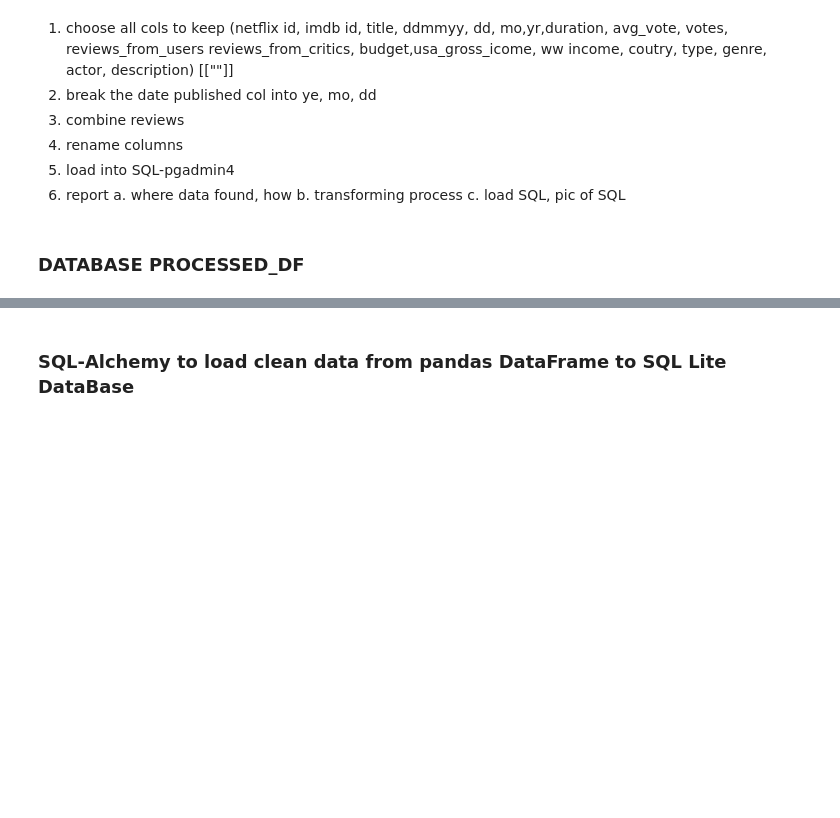
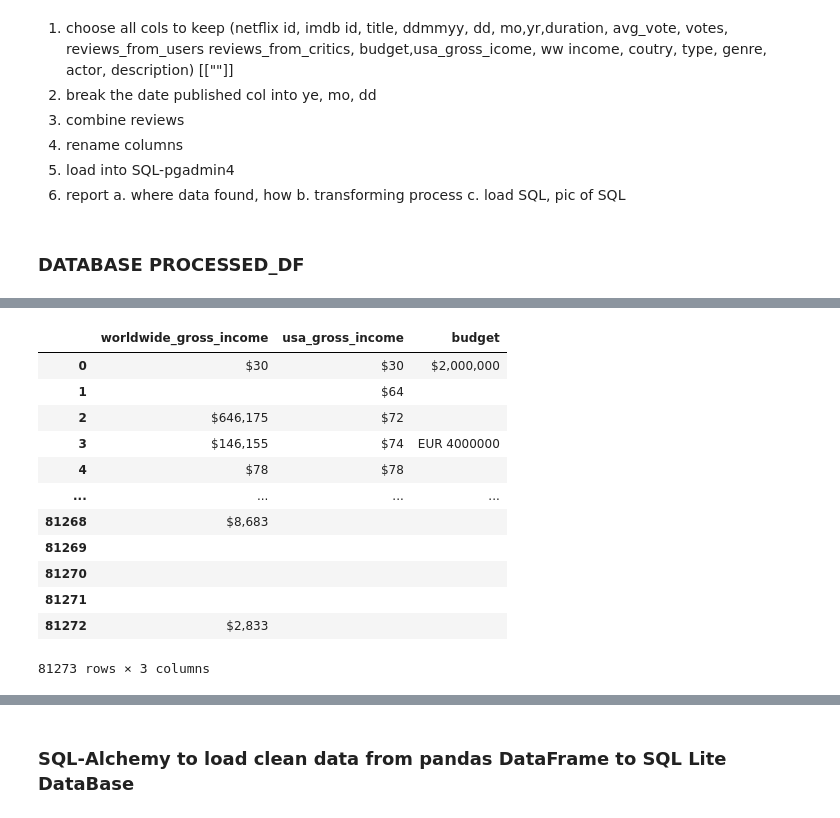
Before and after one commit to henryle-n/Extract-Transform-Load, a Jupyter notebook: hle_IMDb.ipynb, the cells around one changed output, grey strips where cells are left out. Drawn from its saved outputs; the diff is of its cells as text; code cells hidden in the pictures; blank space fills up the shorter version.

```diff
--- a/hle_IMDb.ipynb
+++ b/hle_IMDb.ipynb
@@ -163,7 +256,21 @@ processed_df
 
 #     return print(">> DONE!")
 # %%
-processed_df[['worlwide_gross_income', 'usa_gross_income', 'budget']]
+processed_df[['worldwide_gross_income', 'usa_gross_income', 'budget']]
+# %% [output]
+|  | worldwide_gross_income | usa_gross_income | budget |
+| 0 | $30 | $30 | $2,000,000 |
+| 1 |  | $64 |  |
+| 2 | $646,175 | $72 |  |
+| 3 | $146,155 | $74 | EUR 4000000 |
+| 4 | $78 | $78 |  |
+| ... | ... | ... | ... |
+| 81268 | $8,683 |  |  |
+| 81269 |  |  |  |
+| 81270 |  |  |  |
+| 81271 |  |  |  |
+| 81272 | $2,833 |  |  |
+81273 rows × 3 columns
 # %%
 def conv_currency (df_name, col_name):
 
```
Also changed, not shown: parts of 33 cells of this notebook, 1 other file.
